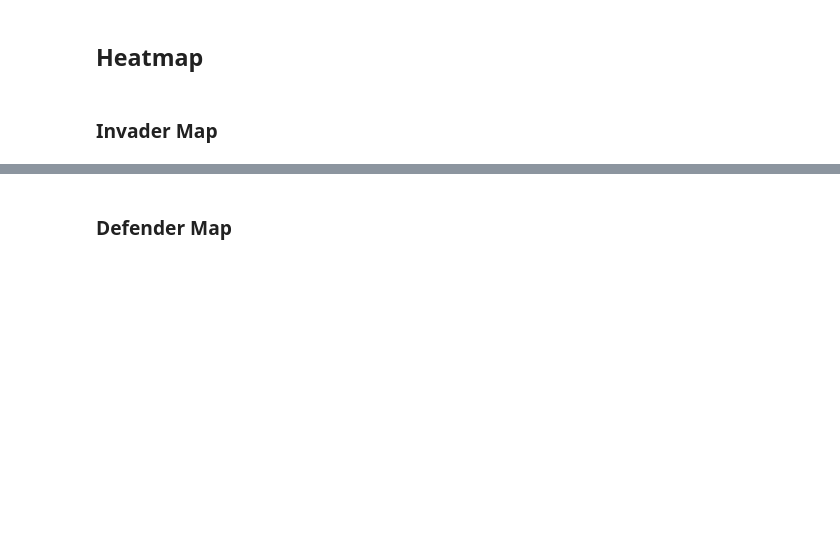
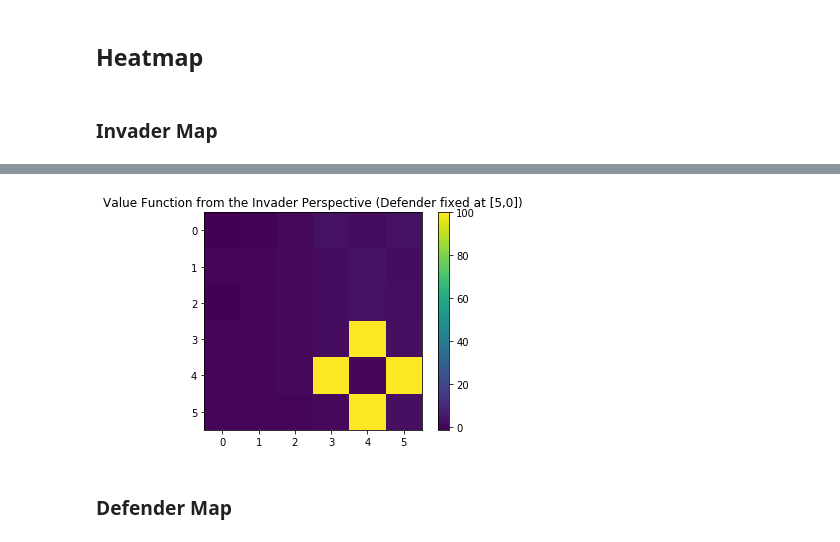
Before and after one commit to aarontan-git/multi_agent_learning, a Jupyter notebook: Notebooks/minimaxq.ipynb, the cells around one changed output, grey strips where cells are left out. Cells and saved outputs as stored; diff of their text form; code cells hidden in the pictures; blank space fills up the shorter version.

```diff
--- a/Notebooks/minimaxq.ipynb
+++ b/Notebooks/minimaxq.ipynb
@@ -512,13 +538,15 @@ for invader_state in invader_defender.states:
 # %%
 invader_map = np.zeros([6,6])
 for state in fixed_defender_state_list:
-    invader_map[state[2], state[3]] = max(Q_state_dict[state])*-1  # -1 for invaders perspective
+    invader_map[state[2], state[3]] = max(Q_state_dict[state])  # -1 for invaders perspective
 
 # if the defender is fixed at the bottom left corner, this heatmap shows the invader's rewards
 plt.imshow(invader_map, interpolation='nearest')
 plt.colorbar()
 plt.title('Value Function from the Invader Perspective (Defender fixed at [5,0])')
 plt.show()
+# %% [output]
+[figure, added]
 # %% [markdown]
 ### Defender Map
 # %%
```
Also changed, not shown: parts of 16 cells of this notebook, 3 other files.
